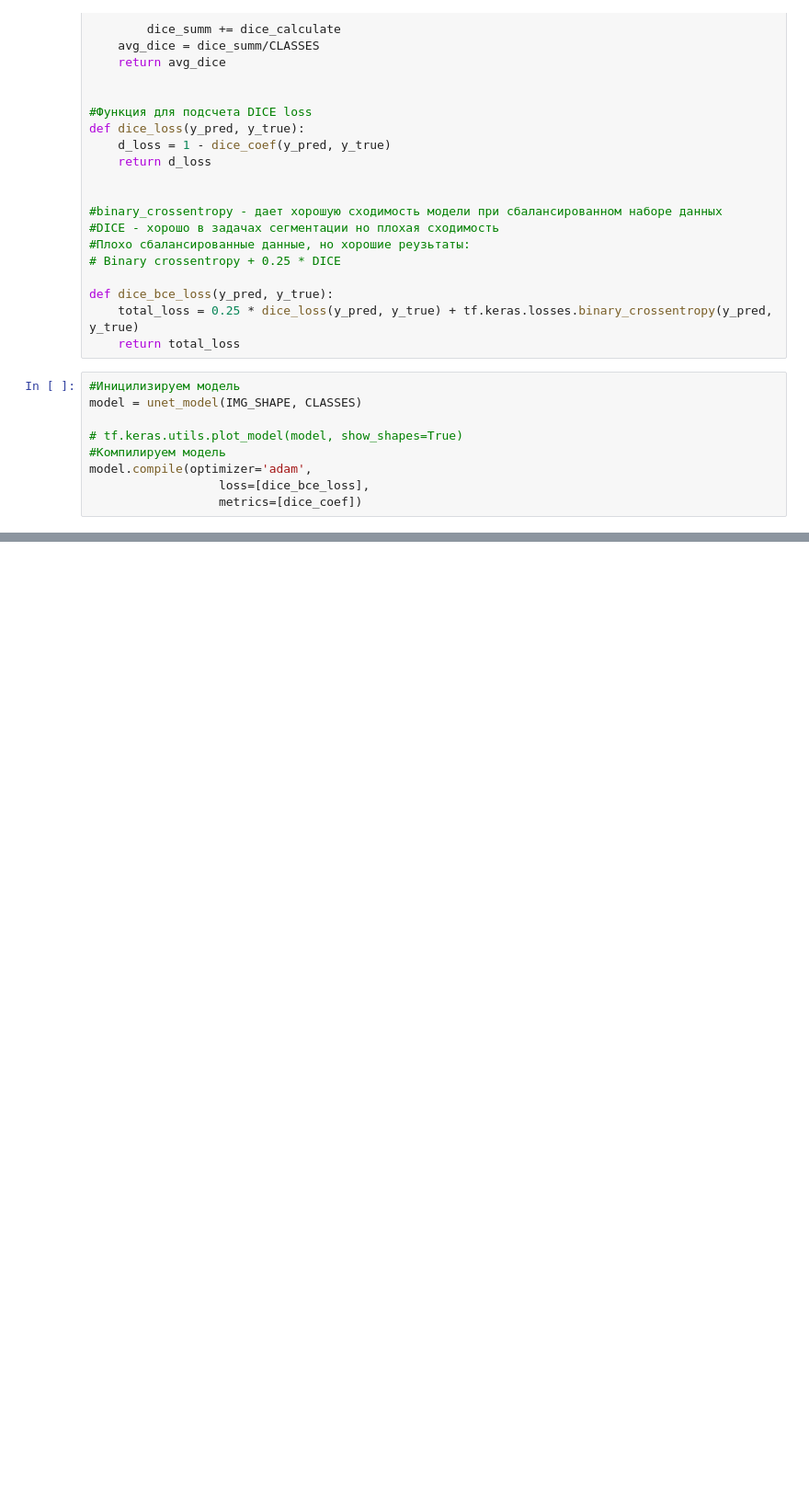
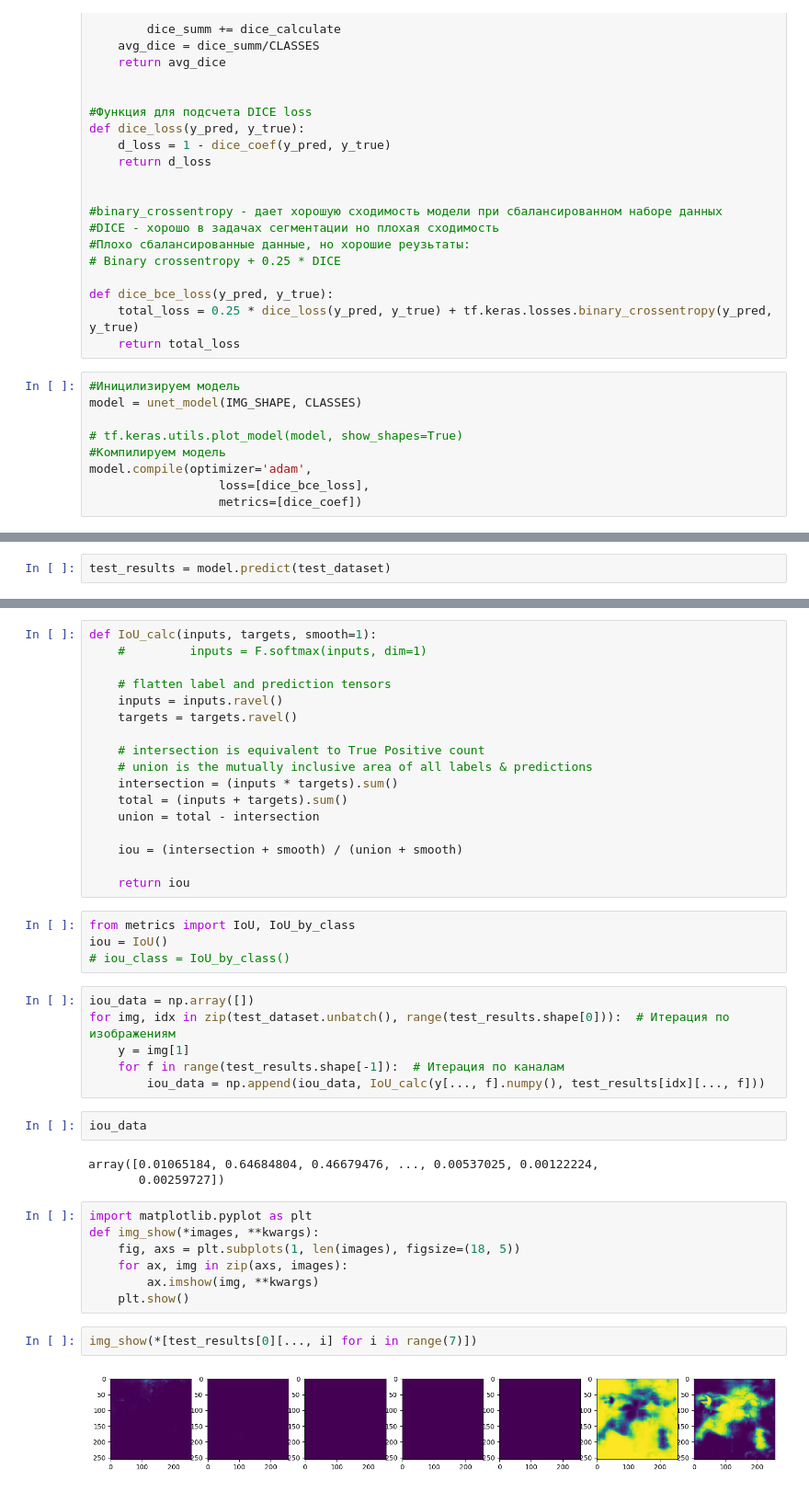
Before and after one commit to tsjadambaa/cv_group6, a Jupyter notebook: main.ipynb, the cells around one changed output, grey strips where cells are left out. Shown: that part at 92% size. Drawn from its saved outputs; the diff is of its cells as text; blank space fills up the shorter version.

```diff
--- a/main.ipynb
+++ b/main.ipynb
@@ -169,0 +256,2 @@ model.save('./checkpoints/checkpoint_best_unet_like_model_10epochs')
+# %%
+test_results = model.predict(test_dataset)
@@ -169,0 +262,43 @@ model.save('./checkpoints/checkpoint_best_unet_like_model_10epochs')
+# %%
+def IoU_calc(inputs, targets, smooth=1):
+    #         inputs = F.softmax(inputs, dim=1)
+
+    # flatten label and prediction tensors
+    inputs = inputs.ravel()
+    targets = targets.ravel()
+
+    # intersection is equivalent to True Positive count
+    # union is the mutually inclusive area of all labels & predictions
+    intersection = (inputs * targets).sum()
+    total = (inputs + targets).sum()
+    union = total - intersection
+
+    iou = (intersection + smooth) / (union + smooth)
+
+    return iou
+# %%
+from metrics import IoU, IoU_by_class
+iou = IoU()
+# iou_class = IoU_by_class()
+# %%
+iou_data = np.array([])
+for img, idx in zip(test_dataset.unbatch(), range(test_results.shape[0])):  # Итерация по изображениям
+    y = img[1]
+    for f in range(test_results.shape[-1]):  # Итерация по каналам
+        iou_data = np.append(iou_data, IoU_calc(y[..., f].numpy(), test_results[idx][..., f]))
+# %%
+iou_data
+# %% [output]
+array([0.01065184, 0.64684804, 0.46679476, ..., 0.00537025, 0.00122224,
+       0.00259727])
+# %%
+import matplotlib.pyplot as plt
+def img_show(*images, **kwargs):
+    fig, axs = plt.subplots(1, len(images), figsize=(18, 5))
+    for ax, img in zip(axs, images):
+        ax.imshow(img, **kwargs)
+    plt.show()
+# %%
+img_show(*[test_results[0][..., i] for i in range(7)])
+# %% [output]
+[figure, added]
```
Also changed, not shown: parts of 27 cells of this notebook, 1 other file.
